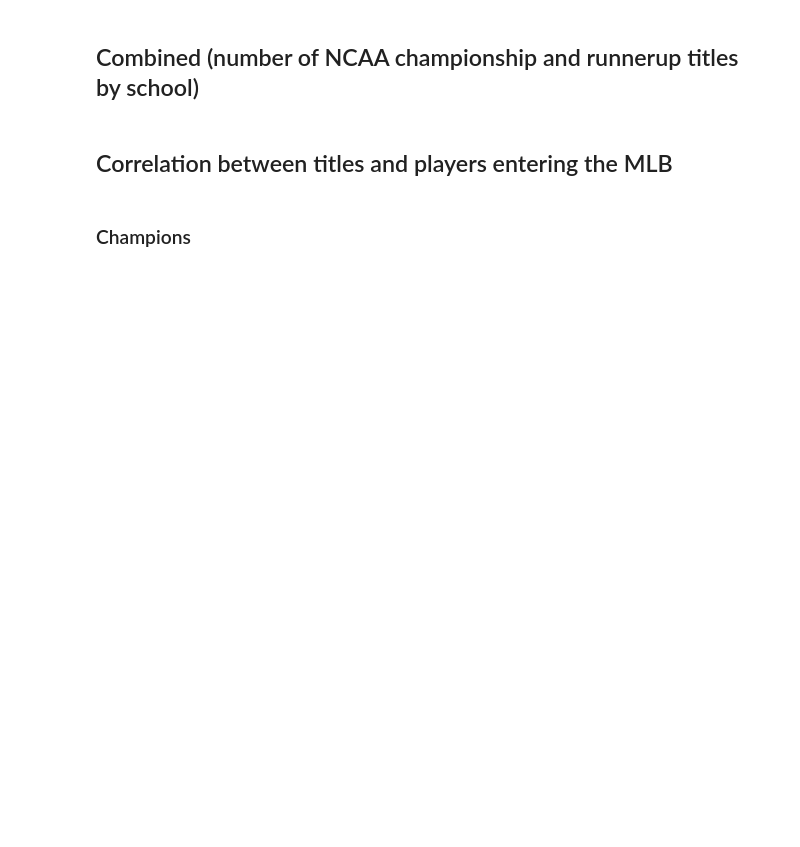
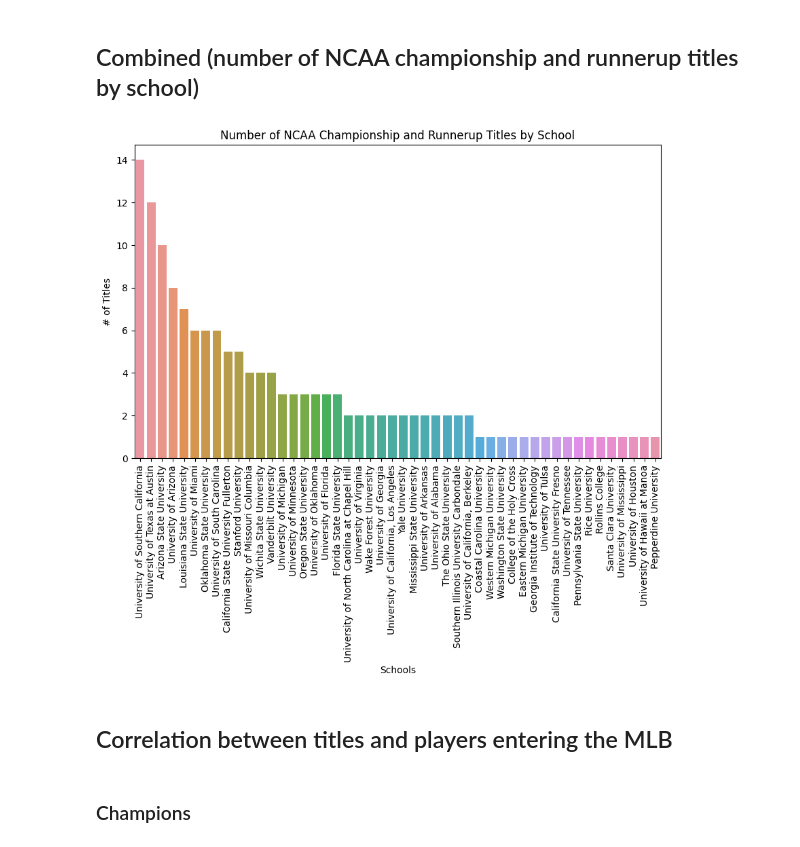
Before and after one commit to ReaganHoopes/cs5830_project1, a Jupyter notebook: project1.ipynb, the cells around one changed output. Drawn from its saved outputs; the diff is of its cells as text; code cells hidden in the pictures; blank space fills up the shorter version.

```diff
--- a/project1.ipynb
+++ b/project1.ipynb
@@ -283,27 +297,30 @@ fig.show()
 # %%
 #Create and plot bargraph
 fig, ax = plt.subplots(figsize=(10, 6))
 plot = sns.barplot(x=combined_df.school, y=combined_df['title_count'])
 plt.setp(plot.get_xticklabels(), rotation=90)
 plt.title('Number of NCAA Championship and Runnerup Titles by School')
 plt.xlabel('Schools')
 plt.ylabel('# of Titles')
 plt.show()
 
 
 
 states_both_df = states_runnerups_df.set_index('state').add(states_champs_df.set_index('state'), fill_value=0).reset_index()
-fig = px.choropleth(states_both_df,
-                    locations="state",
-                    color="title_count",
-                    hover_name="state",
-                    color_continuous_scale="ylorrd",
-                    locationmode = 'USA-states')
-fig.update_layout(
-    title_text = 'What States are Home to the Most Schools Winning or Finishing Runnerup at the NCAA Championships?',
-    geo_scope='usa',
-)
-fig.show()
+
+# fig = px.choropleth(states_both_df,
+#                     locations="state",
+#                     color="title_count",
+#                     hover_name="state",
+#                     color_continuous_scale="ylorrd",
+#                     locationmode = 'USA-states')
+# fig.update_layout(
+#     title_text = 'What States are Home to the Most Schools Winning or Finishing Runnerup at the NCAA Championships?',
+#     geo_scope='usa',
+# )
+# fig.show()
+# %% [output]
+[figure, added]
 # %% [markdown]
 ## Correlation between titles and players entering the MLB
 # %%
```
Also changed, not shown: parts of 9 cells of this notebook.
